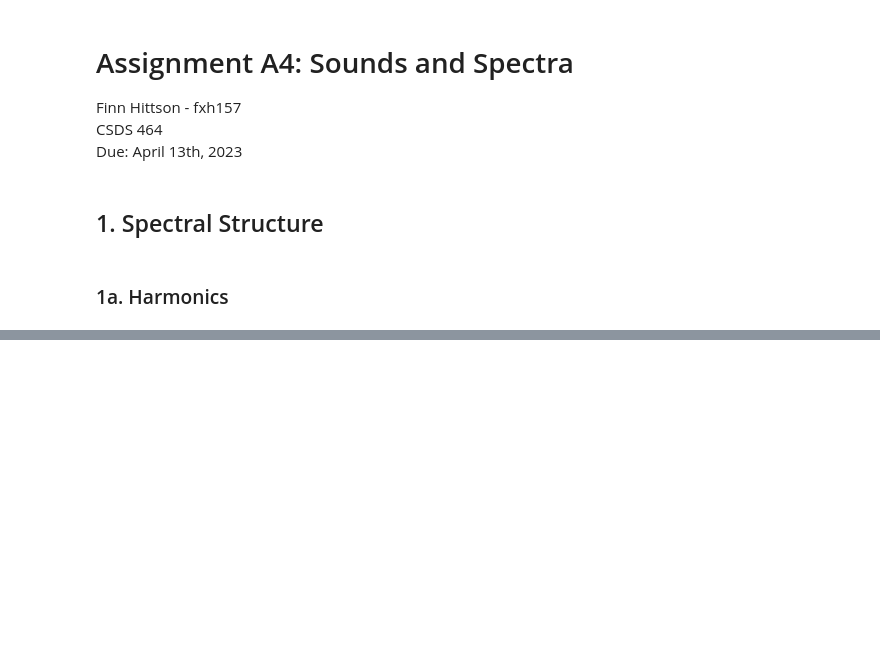
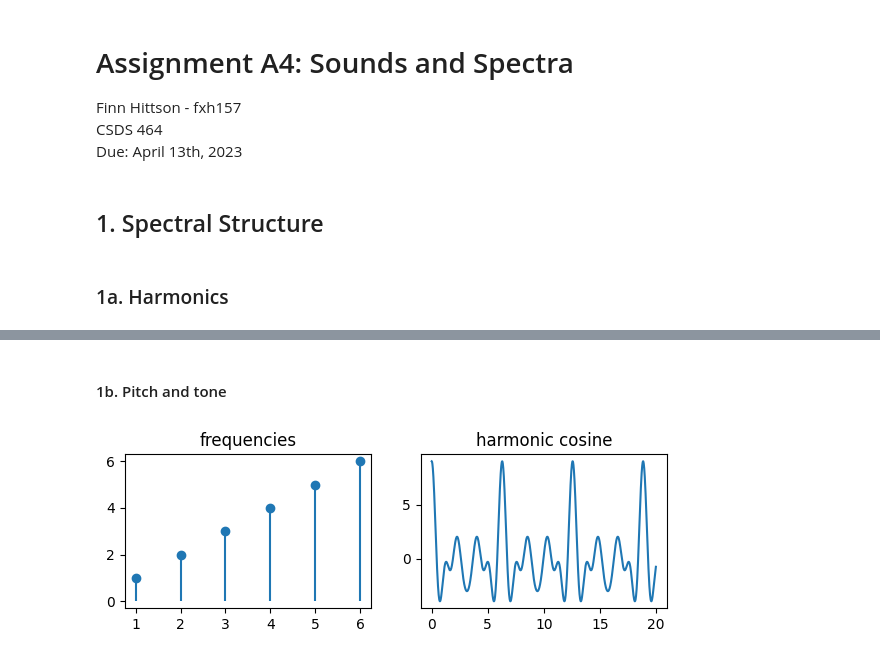
Before and after one commit to finnhittson/csds464, a Jupyter notebook: 464-A4-fxh157-files/464-A4-fxh157.ipynb, the cells around one changed output, grey strips where cells are left out. Drawn from its saved outputs; the diff is of its cells as text; code cells hidden in the pictures; blank space fills up the shorter version.

Commit message:
A4: add harmonic and cosine functions

```diff
--- a/464-A4-fxh157-files/464-A4-fxh157.ipynb
+++ b/464-A4-fxh157-files/464-A4-fxh157.ipynb
@@ -24,0 +26,13 @@ a4.plot_harmonics(t=np.arange(0,20,0.01), g=a4.cosine, f=[1, 3], alist=[1,1], ph
+# %% [markdown]
+#### 1b. Pitch and tone
+# %%
+times = np.arange(0,2000,0.01)
+f = 1
+alist = [1,1,3,1,2,1]
+phase_list = [0,0,0,0,0,0]
+a4.plot_harmonics(t=np.arange(0,20,0.01), g=a4.harmonic, f=f, alist=alist, phase_list=phase_list, title="harmonic cosine")
+val = np.array([a4.harmonic(t=t, f=f, alist=alist, phase_list=phase_list) for t in times])
+scipy.io.wavfile.write("harmonic_sound1.wav", rate=44100, data=val.astype(np.float32))
+IPython.display.Audio("harmonic_sound1.wav")
+# %% [output]
+[figure, added]
```
Also changed, not shown: parts of 5 cells of this notebook, 2 other files.
